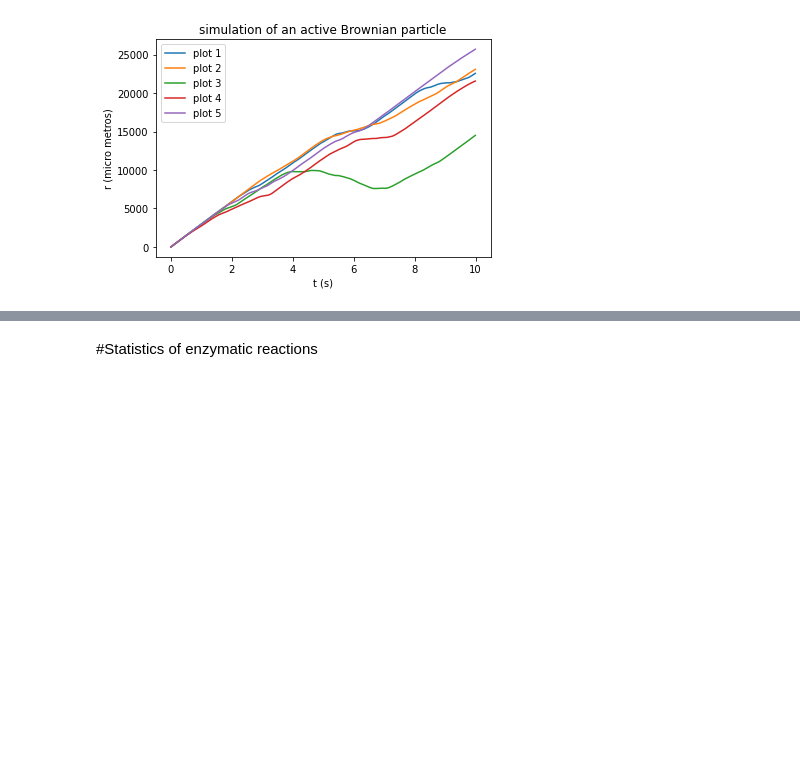
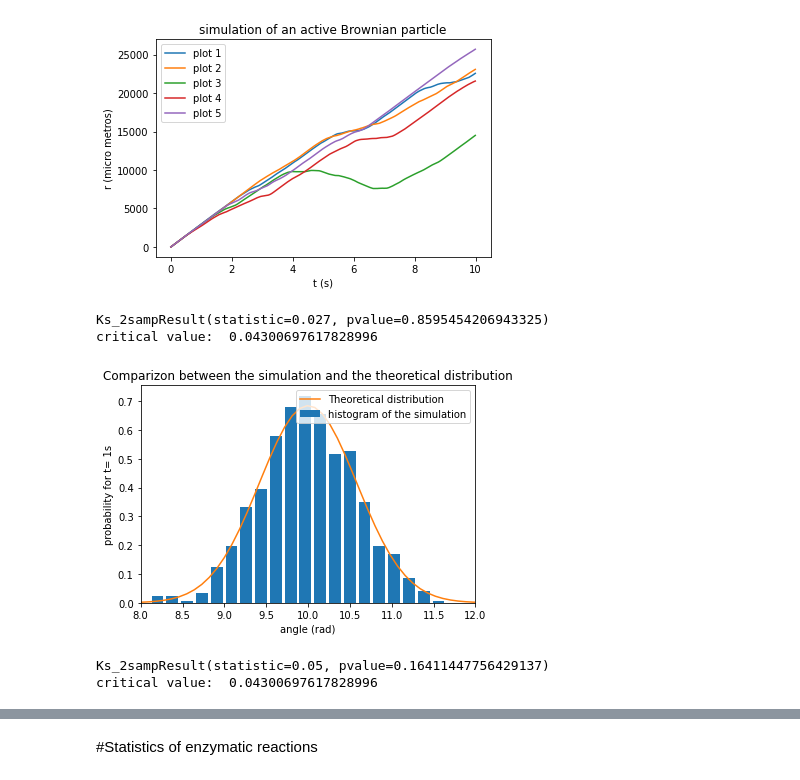
Before and after one commit to carlossoto362/QLS2021-2022Diploma, a Jupyter notebook: BiologyHomwork2.ipynb, the cells around one changed output, grey strips where cells are left out. Saved outputs shown, nothing was run; the diff lists cells and outputs as text; code cells hidden in the pictures; blank space fills up the shorter version.

```diff
--- a/BiologyHomwork2.ipynb
+++ b/BiologyHomwork2.ipynb
@@ -99,3 +101,44 @@ plt.show()
 # %% [output]
 [figure]
 [figure]
+# %%
+#geting the probability distribution of theta
+
+dt = 0.001
+n = int(1/dt)
+Dt = 0.2
+Dr = 0.17
+v = 30
+w = 10
+thetas = np.zeros(10**3)
+for j in range(10**3):
+  theta = 0
+  for i in range(n-1):
+      theta += w*dt + np.sqrt(2*Dr)*np.random.normal(loc=0,scale=np.sqrt(dt))
+  thetas[j] = theta
+def teoreticalDensity(theta,t):
+  return np.exp( -((theta - w*t)**2)/(4*Dr*t)   )/(np.sqrt(4*np.pi*Dr*t))
+thetasT = np.zeros(200)
+ts = np.arange(200)*(18/200)
+for i in range(200):
+  thetasT[i] = teoreticalDensity(ts[i],1)
+# %%
+#defining the Kolmogorov–Smirnov statistic
+thetasSample=np.random.normal(loc=w*1,scale=np.sqrt(2*Dr*1),size=1000)
+print(stats.ks_2samp(thetas,thetasSample ))
+print("critical value: ", 1.36/np.sqrt(1000))
+# %% [output]
+Ks_2sampResult(statistic=0.027, pvalue=0.8595454206943325)
+critical value:  0.04300697617828996
+# %%
+
+plt.title("Comparizon between the simulation and the theoretical distribution")
+plt.hist(thetas, density = True, rwidth=0.8, bins=20, label="histogram of the simulation")
+plt.plot(ts,thetasT,label="Theoretical distribution")
+plt.xlabel("angle (rad)")
+plt.ylabel("probability for t= 1s")
+plt.xlim([8,12])
+plt.legend()
+plt.show()
+# %% [output]
+[figure, added]
@@ -101,0 +162,8 @@ plt.show()
+# %%
+#defining the Kolmogorov–Smirnov statistic
+thetasSample=np.random.normal(loc=w*5,scale=np.sqrt(2*Dr*5),size=1000)
+print(stats.ks_2samp(thetas,thetasSample ))
+print("critical value: ", 1.36/np.sqrt(1000))
+# %% [output]
+Ks_2sampResult(statistic=0.05, pvalue=0.16411447756429137)
+critical value:  0.04300697617828996
```
Also changed, not shown: parts of 6 cells of this notebook.
